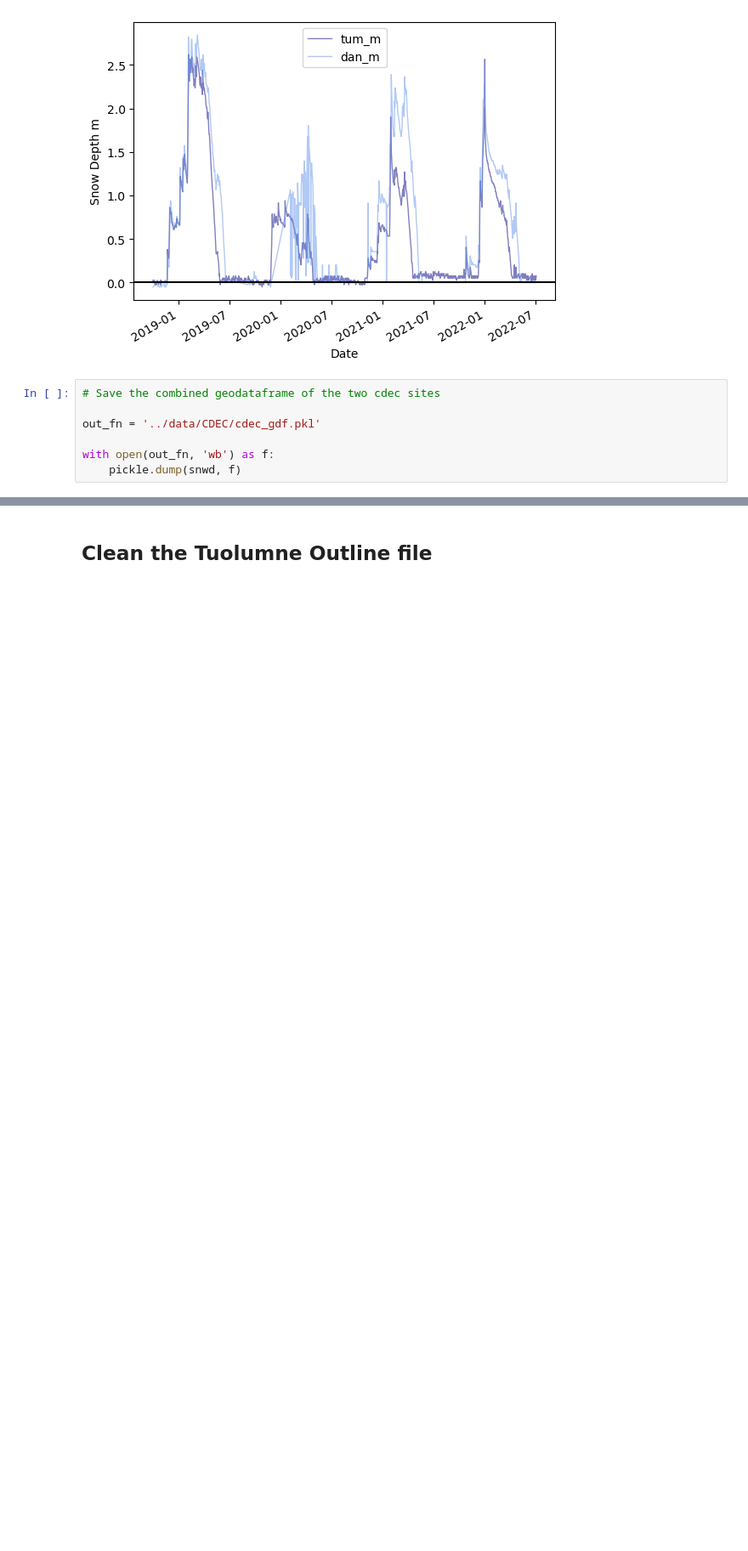
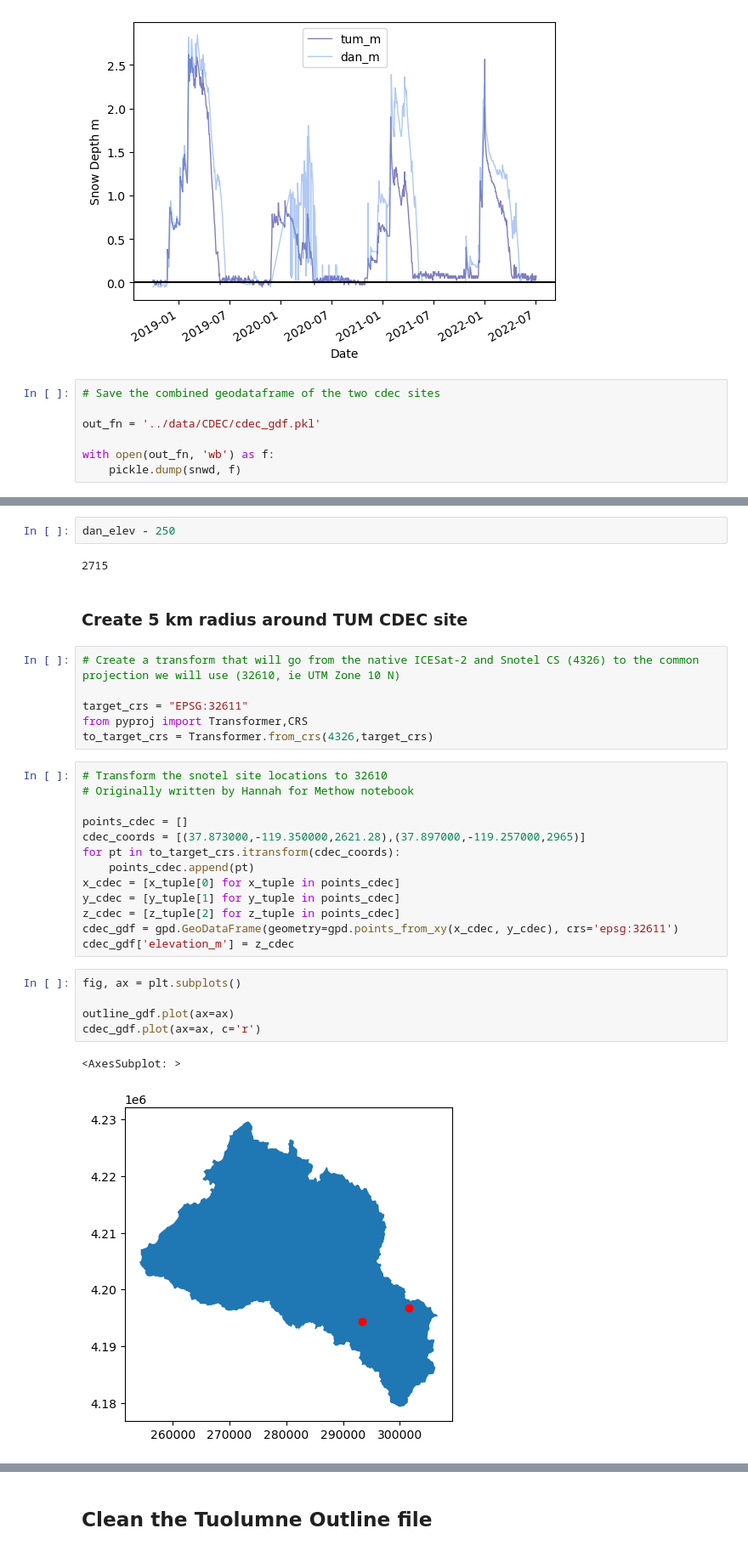
Before and after one commit to bessoh2/icesat2_sr, a Jupyter notebook: notebooks/AUX_dataclean.ipynb, the cells around one changed output, grey strips where cells are left out. Shown at 85% size. Saved outputs shown, nothing was run; the diff lists cells and outputs as text; blank space fills up the shorter version.

```diff
--- a/notebooks/AUX_dataclean.ipynb
+++ b/notebooks/AUX_dataclean.ipynb
@@ -120,0 +132,33 @@ with open(out_fn, 'wb') as f:
+# %%
+dan_elev - 250
+# %% [output]
+2715
+# %% [markdown]
+### Create 5 km radius around TUM CDEC site
+# %%
+# Create a transform that will go from the native ICESat-2 and Snotel CS (4326) to the common projection we will use (32610, ie UTM Zone 10 N)
+
+target_crs = "EPSG:32611"
+from pyproj import Transformer,CRS
+to_target_crs = Transformer.from_crs(4326,target_crs)
+# %%
+# Transform the snotel site locations to 32610
+# Originally written by Hannah for Methow notebook
+
+points_cdec = []
+cdec_coords = [(37.873000,-119.350000,2621.28),(37.897000,-119.257000,2965)]
+for pt in to_target_crs.itransform(cdec_coords):
+    points_cdec.append(pt)
+x_cdec = [x_tuple[0] for x_tuple in points_cdec]
+y_cdec = [y_tuple[1] for y_tuple in points_cdec]
+z_cdec = [z_tuple[2] for z_tuple in points_cdec]
+cdec_gdf = gpd.GeoDataFrame(geometry=gpd.points_from_xy(x_cdec, y_cdec), crs='epsg:32611')
+cdec_gdf['elevation_m'] = z_cdec
+# %%
+fig, ax = plt.subplots()
+
+outline_gdf.plot(ax=ax)
+cdec_gdf.plot(ax=ax, c='r')
+# %% [output]
+<AxesSubplot: >
+[figure, added]
```
Also changed, not shown: parts of 13 cells of this notebook, 2 other files.
